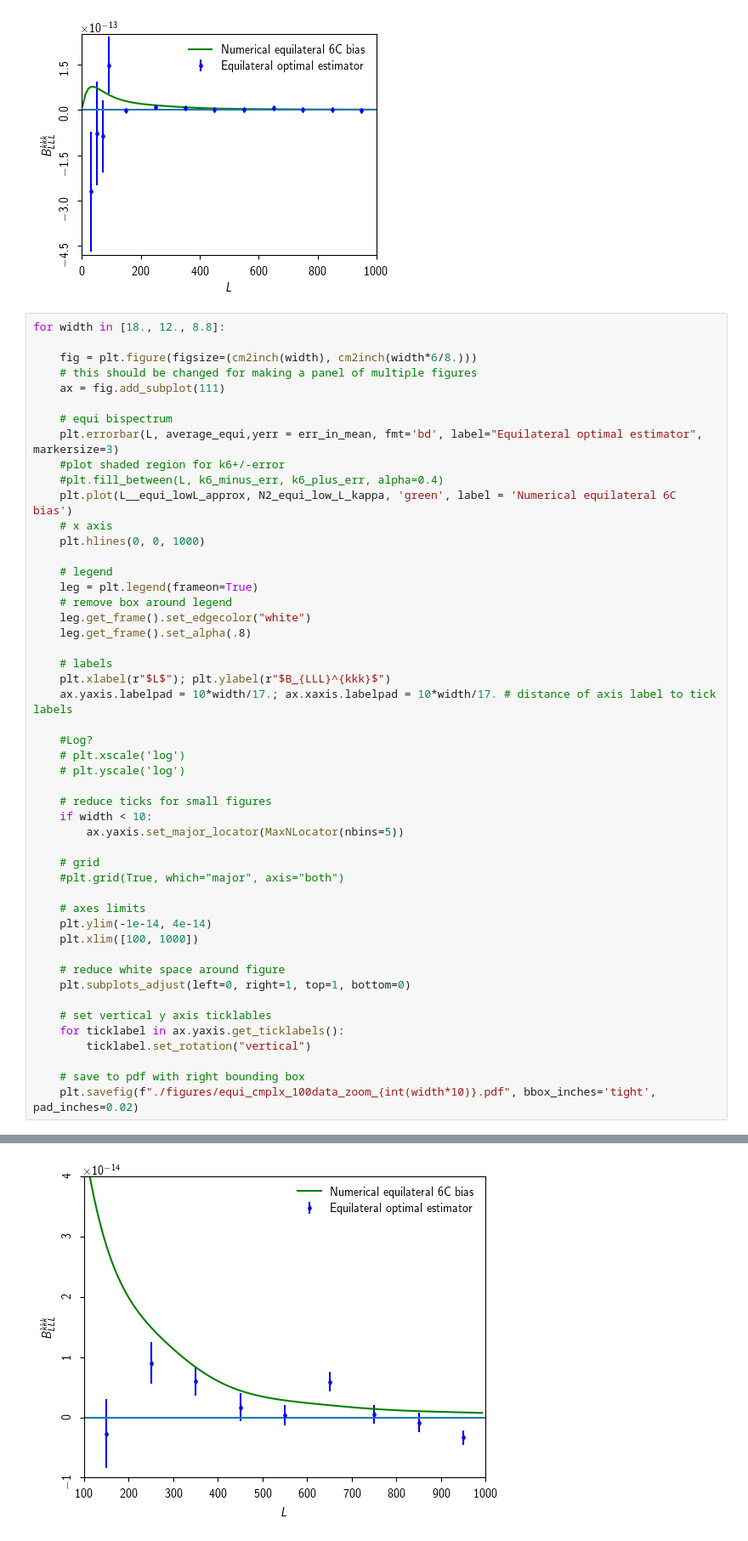
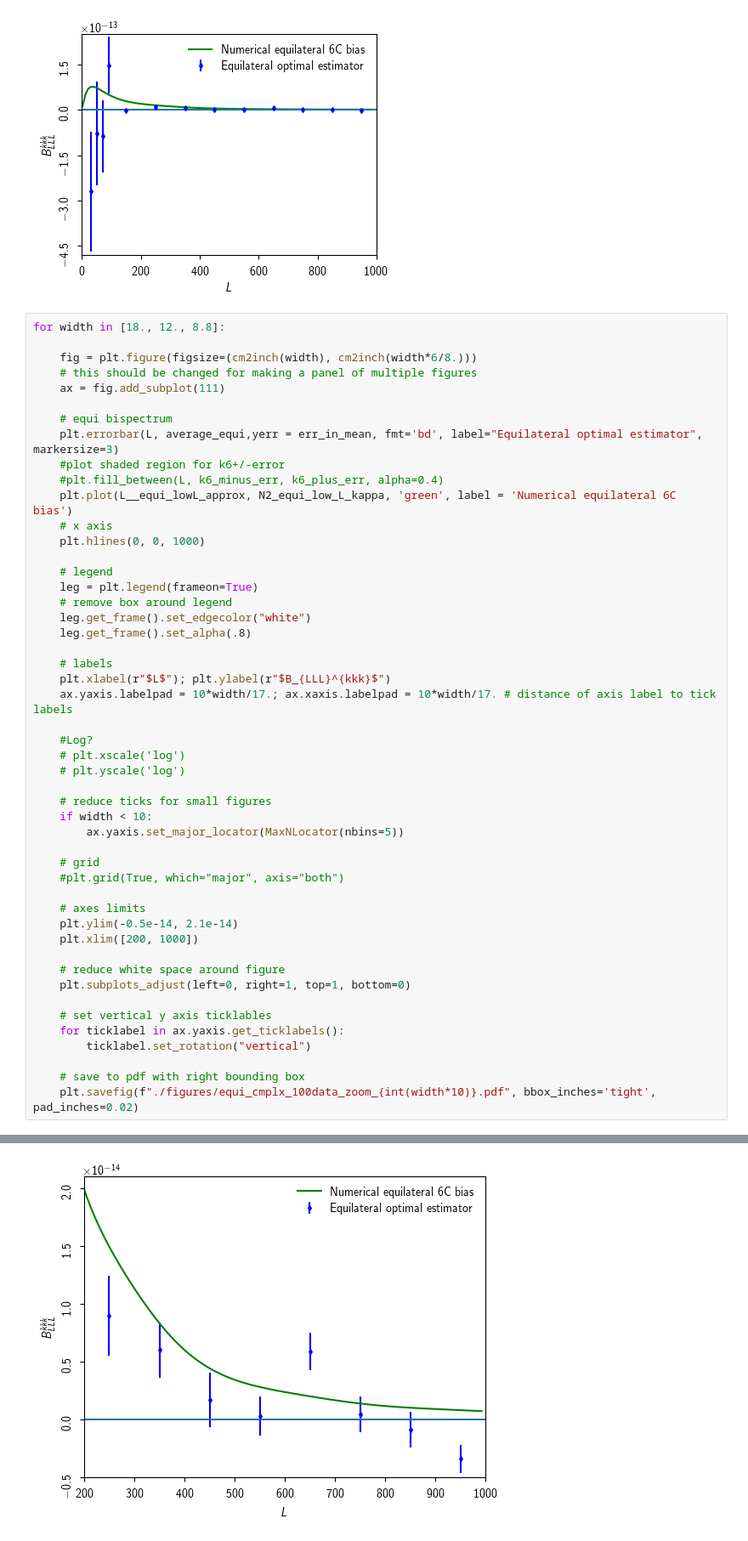
Before and after one commit to aleksandrbowkis/bispec_opt_est, a Jupyter notebook: Plots/paper_plots/equi_opt_est.ipynb, the cells around one changed output, grey strips where cells are left out. Shown: that part at 85% size. Drawn from its saved outputs; the diff is of its cells as text.

```diff
--- a/Plots/paper_plots/equi_opt_est.ipynb
+++ b/Plots/paper_plots/equi_opt_est.ipynb
@@ -161,8 +161,8 @@ for width in [18., 12., 8.8]:
     #plt.grid(True, which="major", axis="both")
 
     # axes limits
-    plt.ylim(-1e-14, 4e-14)
-    plt.xlim([100, 1000])
+    plt.ylim(-0.5e-14, 2.1e-14)
+    plt.xlim([200, 1000])
 
     # reduce white space around figure
     plt.subplots_adjust(left=0, right=1, top=1, bottom=0)
@@ -178 +178 @@ for width in [18., 12., 8.8]:
-[figure, old version]
+[figure, new version]
```
Also changed, not shown: parts of 2 cells of this notebook, 28 other files.
